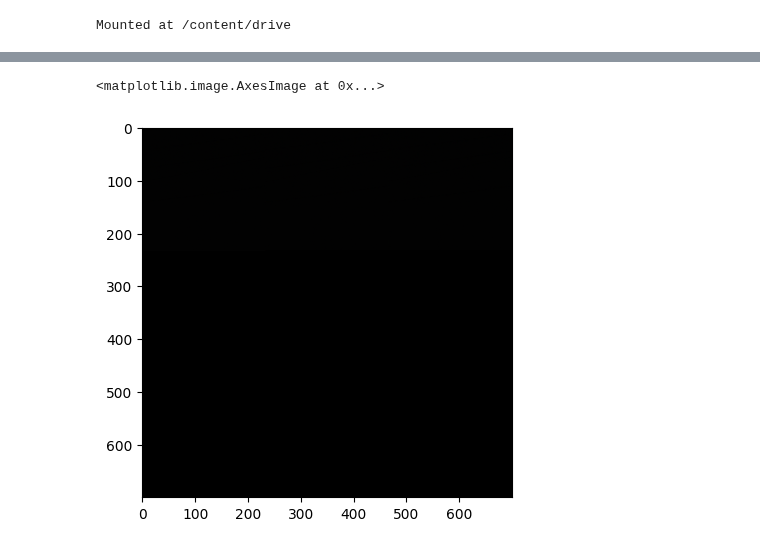
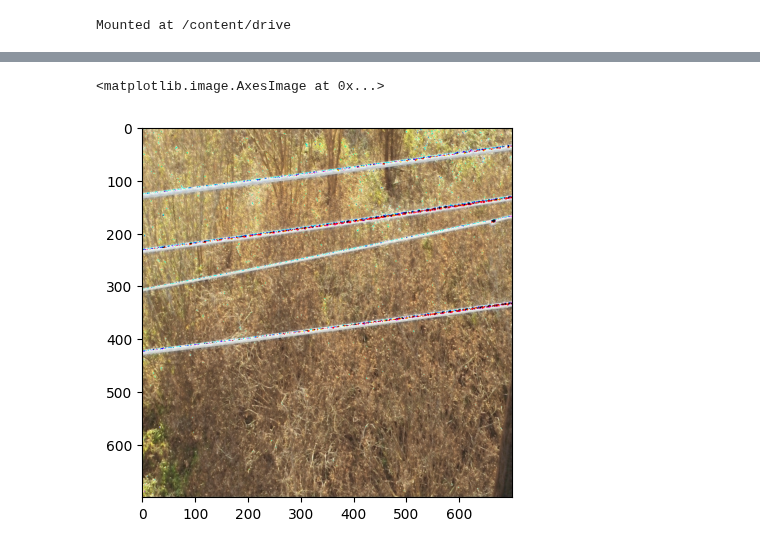
Before and after one commit to NicolaGabriele/powerline_Segmentation_project, a Jupyter notebook: project.ipynb, the cells around one changed output, grey strips where cells are left out. Cells and saved outputs as stored; diff of their text form; code cells hidden in the pictures.

Commit message:
autoencoder addestrato

```diff
--- a/project.ipynb
+++ b/project.ipynb
@@ -17,10 +17,10 @@ import matplotlib
 import json
 import random
 from pycocotools import mask
-TRAIN_DIR = '/content/drive/MyDrive/trainingset'
-TEST_DIR = '/content/drive/MyDrive/testset'
-TRAIN_LABELS = '/content/drive/MyDrive/train.json'
-TEST_LABELS =  '/content/drive/MyDrive/test.json'
+TRAIN_DIR = 'C:\\Users\\Nicola\\Documents\\GitHub\\powerline_Segmentation_project\\trainingset'#'/content/drive/MyDrive/trainingset'
+TEST_DIR = 'C:\\Users\\Nicola\\Documents\\GitHub\\powerline_Segmentation_project\\testset'#'/content/drive/MyDrive/testset'
+TRAIN_LABELS = 'C:\\Users\\Nicola\\Documents\\GitHub\\powerline_Segmentation_project\\train.json'#'/content/drive/MyDrive/train.json'
+TEST_LABELS =  'C:\\Users\\Nicola\\Documents\\GitHub\\powerline_Segmentation_project\\test.json'#'/content/drive/MyDrive/test.json'
 IM_WIDTH = 700
 IM_HEIGHT = 700
 # %%
@@ -139 +132,4 @@ KeyboardInterrupt: ignored
+# %%
+model = torch.load('autoencoder')
+#train(num_epochs,model,criterion, optimizer, reshape=False)
 # %%
@@ -141,8 +137,8 @@ torch.save(model,'autoencoder')
 # %%
 im = trainset[0][0]
 r = model(im)
-t = r.detach().numpy().reshape((700,700,3))
-plt.imshow(t)
+tra = torchvision.transforms.ToPILImage()
+plt.imshow(tra(r))
 # %% [output]
 <matplotlib.image.AxesImage at 0x...>
-[figure, old version]
+[figure, new version]
```
Also changed, not shown: parts of 5 cells of this notebook, 1 other file.
